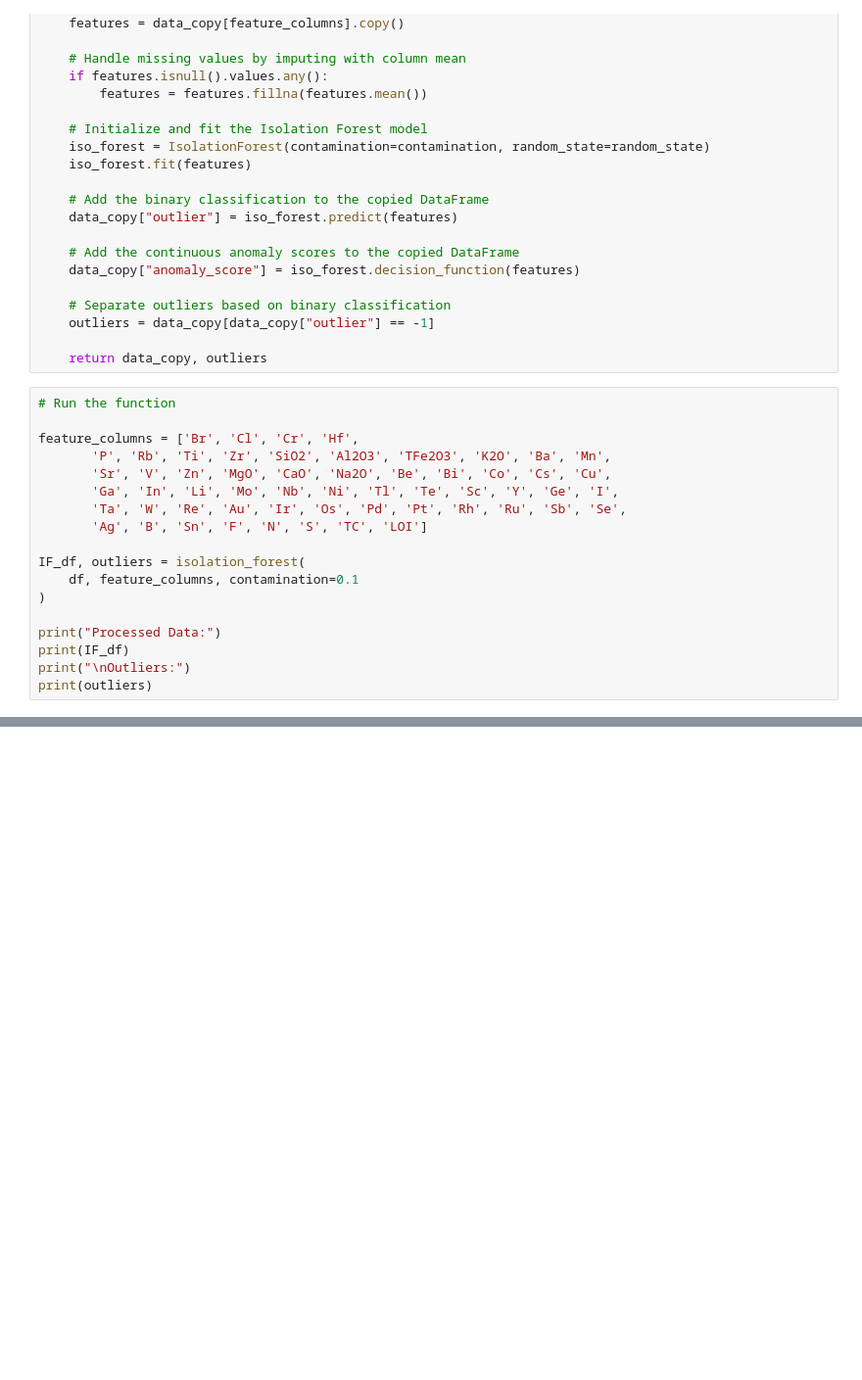
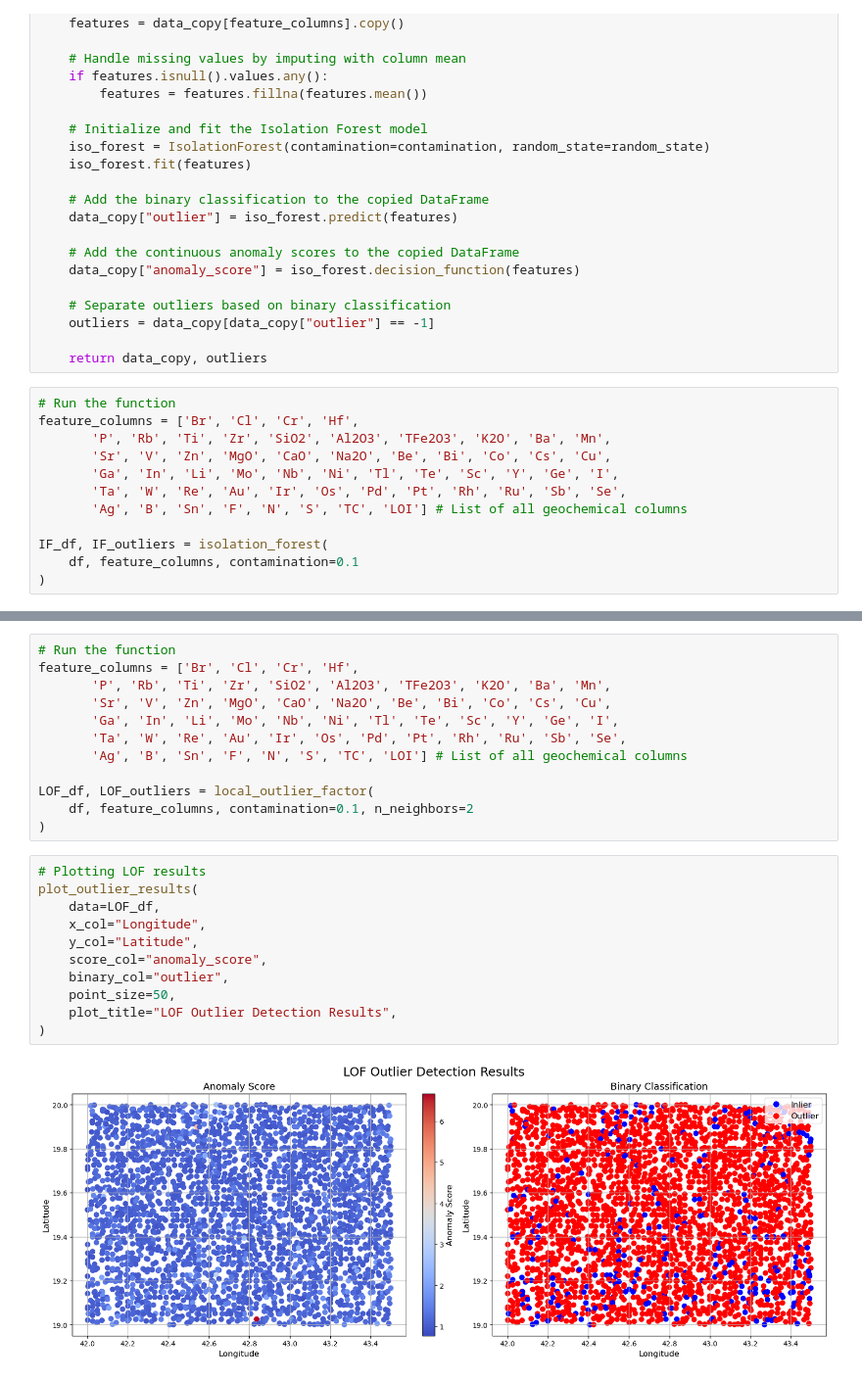
Before and after one commit to tyhowee/geo_datasci_tools, a Jupyter notebook: outlier_detection.ipynb, the cells around one changed output, grey strips where cells are left out. Shown at 98% size. Drawn from its saved outputs; the diff is of its cells as text; blank space fills up the shorter version.

```diff
--- a/outlier_detection.ipynb
+++ b/outlier_detection.ipynb
@@ -128,19 +220,13 @@ def isolation_forest(
     return data_copy, outliers
 # %%
 # Run the function
-
 feature_columns = ['Br', 'Cl', 'Cr', 'Hf',
        'P', 'Rb', 'Ti', 'Zr', 'SiO2', 'Al2O3', 'TFe2O3', 'K2O', 'Ba', 'Mn',
        'Sr', 'V', 'Zn', 'MgO', 'CaO', 'Na2O', 'Be', 'Bi', 'Co', 'Cs', 'Cu',
        'Ga', 'In', 'Li', 'Mo', 'Nb', 'Ni', 'Tl', 'Te', 'Sc', 'Y', 'Ge', 'I',
        'Ta', 'W', 'Re', 'Au', 'Ir', 'Os', 'Pd', 'Pt', 'Rh', 'Ru', 'Sb', 'Se',
-       'Ag', 'B', 'Sn', 'F', 'N', 'S', 'TC', 'LOI']
+       'Ag', 'B', 'Sn', 'F', 'N', 'S', 'TC', 'LOI'] # List of all geochemical columns
 
-IF_df, outliers = isolation_forest(
+IF_df, IF_outliers = isolation_forest(
     df, feature_columns, contamination=0.1
 )
-
-print("Processed Data:")
-print(IF_df)
-print("\nOutliers:")
-print(outliers)
@@ -265,0 +331,25 @@ plot_outlier_results(
+# %%
+# Run the function
+feature_columns = ['Br', 'Cl', 'Cr', 'Hf',
+       'P', 'Rb', 'Ti', 'Zr', 'SiO2', 'Al2O3', 'TFe2O3', 'K2O', 'Ba', 'Mn',
+       'Sr', 'V', 'Zn', 'MgO', 'CaO', 'Na2O', 'Be', 'Bi', 'Co', 'Cs', 'Cu',
+       'Ga', 'In', 'Li', 'Mo', 'Nb', 'Ni', 'Tl', 'Te', 'Sc', 'Y', 'Ge', 'I',
+       'Ta', 'W', 'Re', 'Au', 'Ir', 'Os', 'Pd', 'Pt', 'Rh', 'Ru', 'Sb', 'Se',
+       'Ag', 'B', 'Sn', 'F', 'N', 'S', 'TC', 'LOI'] # List of all geochemical columns
+
+LOF_df, LOF_outliers = local_outlier_factor(
+    df, feature_columns, contamination=0.1, n_neighbors=2
+)
+# %%
+# Plotting LOF results
+plot_outlier_results(
+    data=LOF_df,
+    x_col="Longitude",
+    y_col="Latitude",
+    score_col="anomaly_score",
+    binary_col="outlier",
+    point_size=50,
+    plot_title="LOF Outlier Detection Results",
+)
+# %% [output]
+[figure, added]
```
Also changed, not shown: parts of 13 cells of this notebook.
